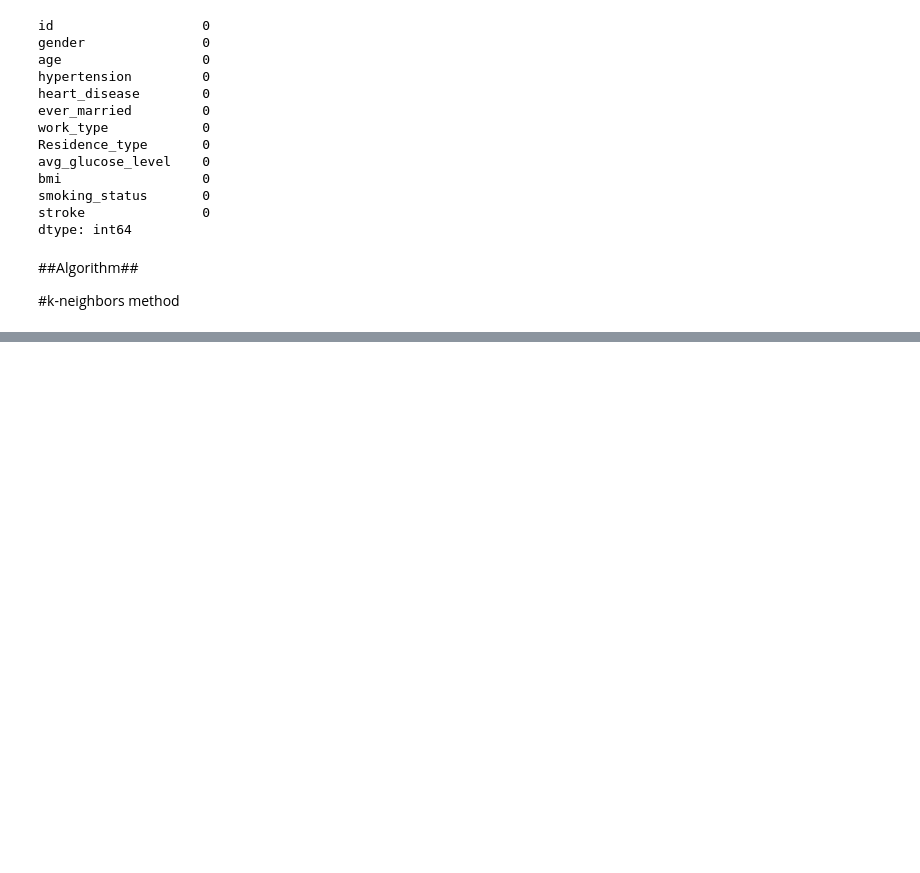
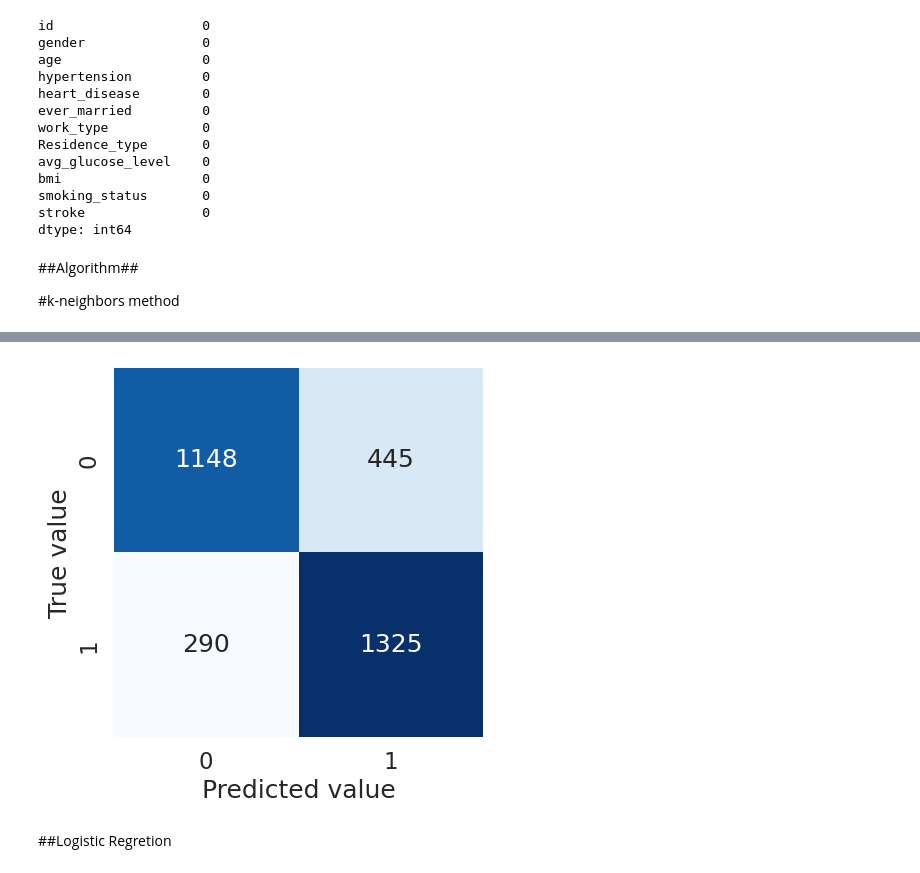
Before and after one commit to diego-ciciani01/final-project-FDS, a Jupyter notebook: pre_processing.ipynb, the cells around one changed output, grey strips where cells are left out. Cells and saved outputs as stored; diff of their text form; code cells hidden in the pictures; blank space fills up the shorter version.

```diff
--- a/pre_processing.ipynb
+++ b/pre_processing.ipynb
@@ -308,0 +344,25 @@ X_res, y_res = oversample.fit_resample(X_big_array, y.array)
+# %%
+# Crea il classificatore SVM
+svm_classifier = SVC(kernel='linear', C=1.0)  # Puoi personalizzare il kernel e i parametri C a seconda delle tue esigenze
+
+# Addestra il classificatore sui dati di addestramento
+svm_classifier.fit(X_train, y_train)
+
+# Fai predizioni sui dati di test
+y_pred = svm_classifier.predict(X_test)
+
+
+# Valuta le prestazioni del modello
+accuracy = accuracy_score(y_test, y_pred)
+report = classification_report(y_test, y_pred)
+mat = confusion_matrix(y_pred,y_test)
+# %%
+sns.set(font_scale=1.5)
+sns.heatmap(mat, square=True, annot=True, cbar=False, fmt="d", cmap="Blues")
+plt.xlabel('Predicted value')
+plt.ylabel('True value')
+plt.show()
+# %% [output]
+[figure, added]
+# %% [markdown]
+##Logistic Regretion
```
Also changed, not shown: parts of 18 cells of this notebook.
